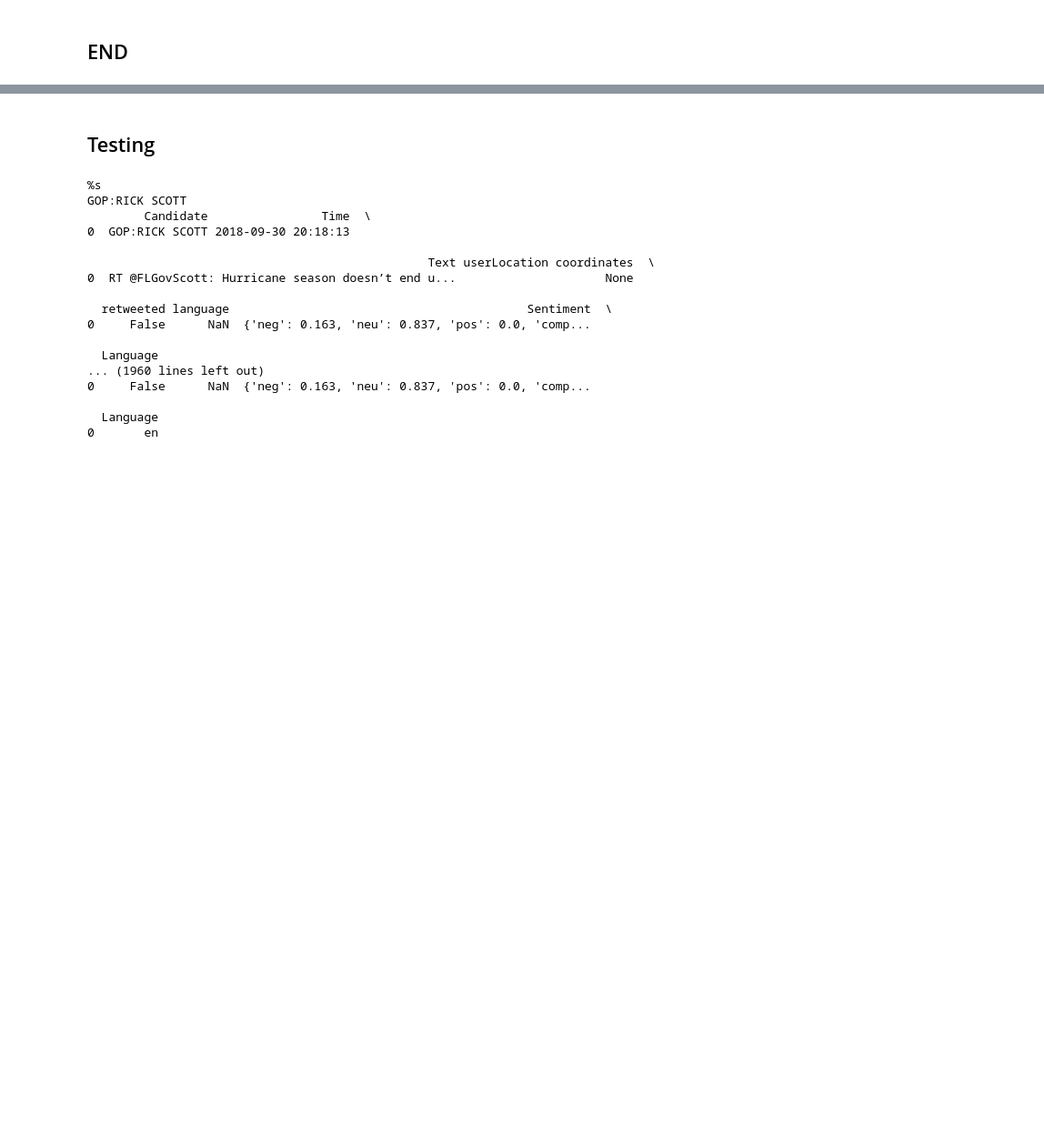
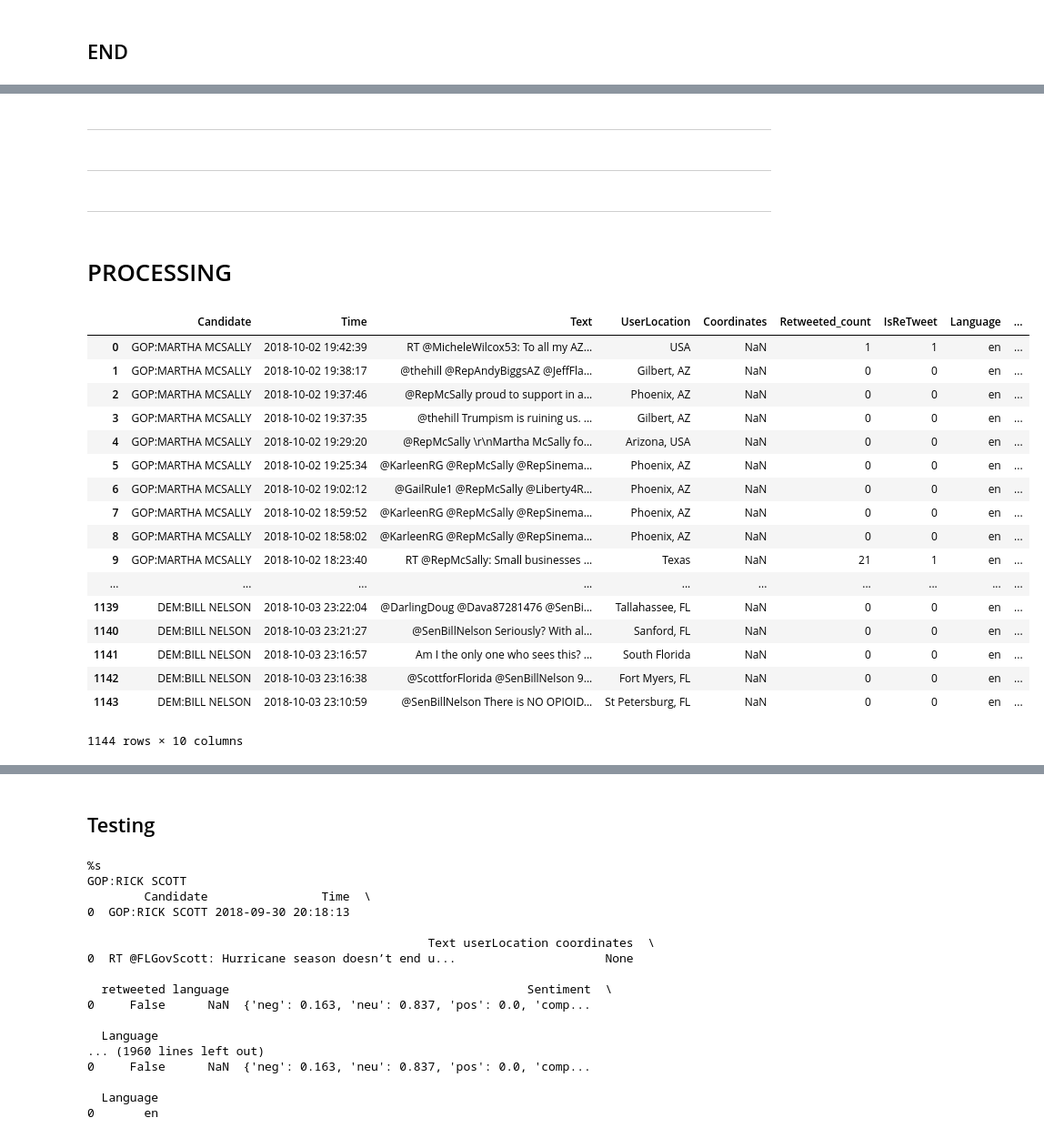
Before and after one commit to APMoctezuma/TweetAnalyzer, a Jupyter notebook: Polliter.ipynb, the cells around one changed output, grey strips where cells are left out. Shown at 91% size. Drawn from its saved outputs; the diff is of its cells as text; code cells hidden in the pictures; blank space fills up the shorter version.

Commit message:
Add files via upload
PLEASE CHANGE THE INPUT FILE PATH

```diff
--- a/Polliter.ipynb
+++ b/Polliter.ipynb
@@ -138,0 +113,40 @@ while True:
+# %% [markdown]
+---
+# %% [markdown]
+---
+# %% [markdown]
+---
+# %% [markdown]
+# PROCESSING
+# %%
+path = '/Users/pbfile/Desktop/TextMining' # use your path
+allFiles = glob.glob(path + "/*.csv")
+pol_df = pd.DataFrame()
+list_ = []
+for file_ in allFiles:
+    df = pd.read_csv(file_, header=0)
+    list_.append(df)
+pol_df = pd.concat(list_)
+pol_df.drop(['Unnamed: 0'] , inplace = True , axis = 1)
+pol_df.reset_index(inplace=True , drop= True)
+# %%
+pol_df
+# %% [output]
+|  | Candidate | Time | Text | UserLocation | Coordinates | Retweeted_count | IsReTweet | Language | ... |
+| 0 | GOP:MARTHA MCSALLY | 2018-10-02 19:42:39 | RT @MicheleWilcox53: To all my AZ... | USA | NaN | 1 | 1 | en | ... |
+| 1 | GOP:MARTHA MCSALLY | 2018-10-02 19:38:17 | @thehill @RepAndyBiggsAZ @JeffFla... | Gilbert, AZ | NaN | 0 | 0 | en | ... |
+| 2 | GOP:MARTHA MCSALLY | 2018-10-02 19:37:46 | @RepMcSally proud to support in a... | Phoenix, AZ | NaN | 0 | 0 | en | ... |
+| 3 | GOP:MARTHA MCSALLY | 2018-10-02 19:37:35 | @thehill Trumpism is ruining us. ... | Gilbert, AZ | NaN | 0 | 0 | en | ... |
+| 4 | GOP:MARTHA MCSALLY | 2018-10-02 19:29:20 | @RepMcSally \r\nMartha McSally fo... | Arizona, USA | NaN | 0 | 0 | en | ... |
+| 5 | GOP:MARTHA MCSALLY | 2018-10-02 19:25:34 | @KarleenRG @RepMcSally @RepSinema... | Phoenix, AZ | NaN | 0 | 0 | en | ... |
+| 6 | GOP:MARTHA MCSALLY | 2018-10-02 19:02:12 | @GailRule1 @RepMcSally @Liberty4R... | Phoenix, AZ | NaN | 0 | 0 | en | ... |
+| 7 | GOP:MARTHA MCSALLY | 2018-10-02 18:59:52 | @KarleenRG @RepMcSally @RepSinema... | Phoenix, AZ | NaN | 0 | 0 | en | ... |
+| 8 | GOP:MARTHA MCSALLY | 2018-10-02 18:58:02 | @KarleenRG @RepMcSally @RepSinema... | Phoenix, AZ | NaN | 0 | 0 | en | ... |
+| 9 | GOP:MARTHA MCSALLY | 2018-10-02 18:23:40 | RT @RepMcSally: Small businesses ... | Texas | NaN | 21 | 1 | en | ... |
+| ... | ... | ... | ... | ... | ... | ... | ... | ... | ... |
+| 1139 | DEM:BILL NELSON | 2018-10-03 23:22:04 | @DarlingDoug @Dava87281476 @SenBi... | Tallahassee, FL | NaN | 0 | 0 | en | ... |
+| 1140 | DEM:BILL NELSON | 2018-10-03 23:21:27 | @SenBillNelson Seriously? With al... | Sanford, FL | NaN | 0 | 0 | en | ... |
+| 1141 | DEM:BILL NELSON | 2018-10-03 23:16:57 | Am I the only one who sees this? ... | South Florida | NaN | 0 | 0 | en | ... |
+| 1142 | DEM:BILL NELSON | 2018-10-03 23:16:38 | @ScottforFlorida @SenBillNelson 9... | Fort Myers, FL | NaN | 0 | 0 | en | ... |
+| 1143 | DEM:BILL NELSON | 2018-10-03 23:10:59 | @SenBillNelson There is NO OPIOID... | St Petersburg, FL | NaN | 0 | 0 | en | ... |
+1144 rows × 10 columns
```
Also changed, not shown: parts of 24 cells of this notebook.
